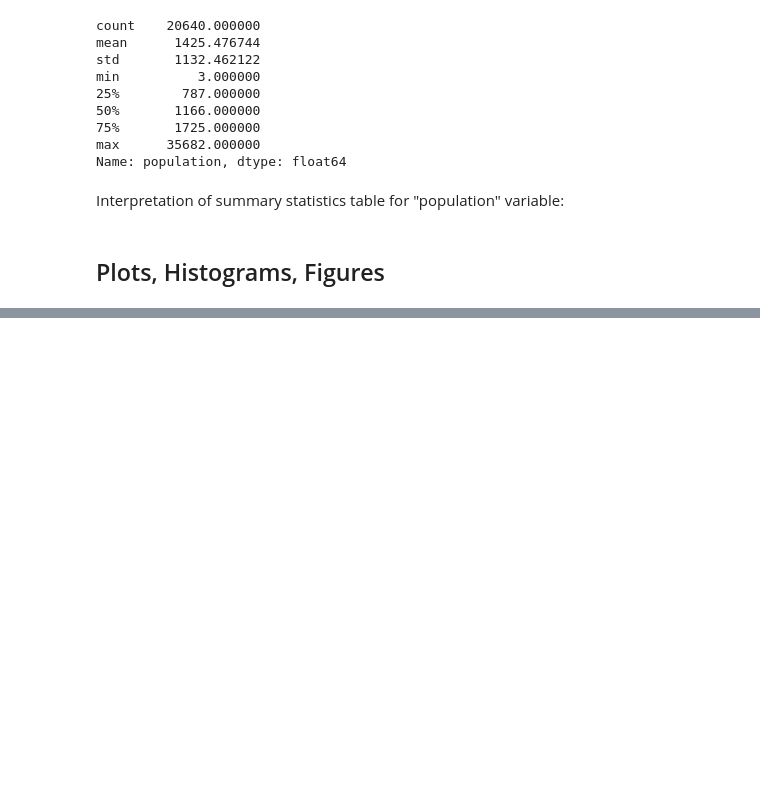
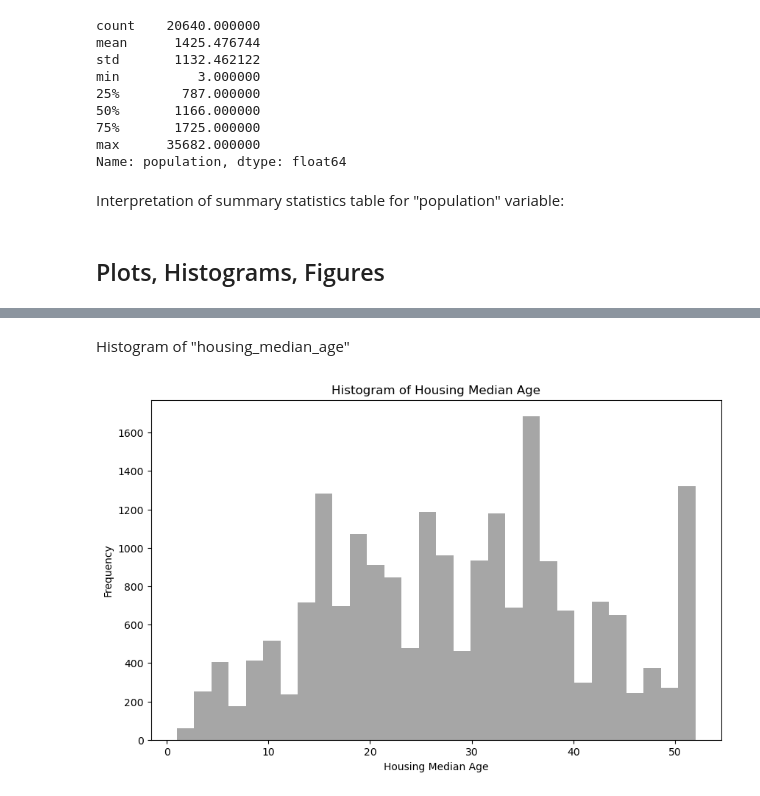
Before and after one commit to ECO225-W2024/project-one-code-baiyunxin, a Jupyter notebook: Project 1.ipynb, the cells around one changed output, grey strips where cells are left out. Drawn from its saved outputs; the diff is of its cells as text; code cells hidden in the pictures; blank space fills up the shorter version.

```diff
--- a/Project 1.ipynb
+++ b/Project 1.ipynb
@@ -171,0 +196,11 @@ Interpretation of summary statistics table for "population" variable:
+# %% [markdown]
+Histogram of "housing_median_age"
+# %%
+plt.figure(figsize=(10, 6))
+plt.hist(housing_data['housing_median_age'], bins=30, alpha=0.7, color='grey')
+plt.title('Histogram of Housing Median Age')
+plt.xlabel('Housing Median Age')
+plt.ylabel('Frequency')
+plt.show()
+# %% [output]
+[figure, added]
```
Also changed, not shown: parts of 15 cells of this notebook.
